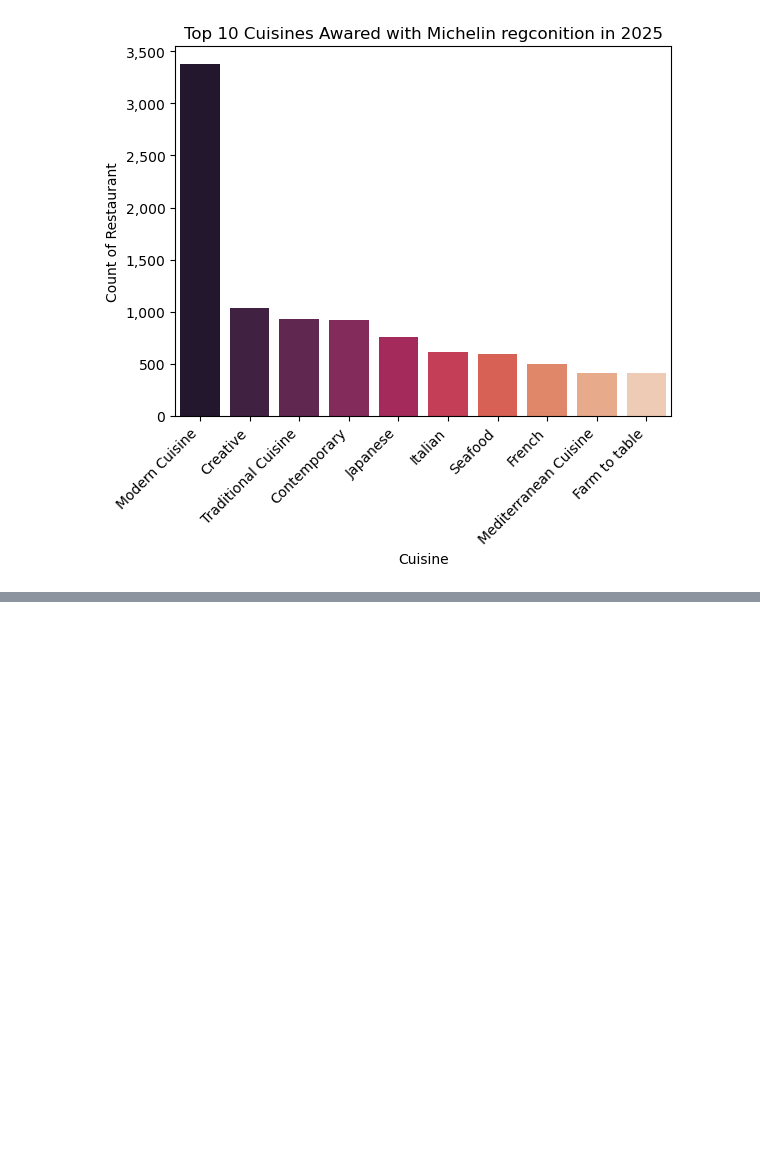
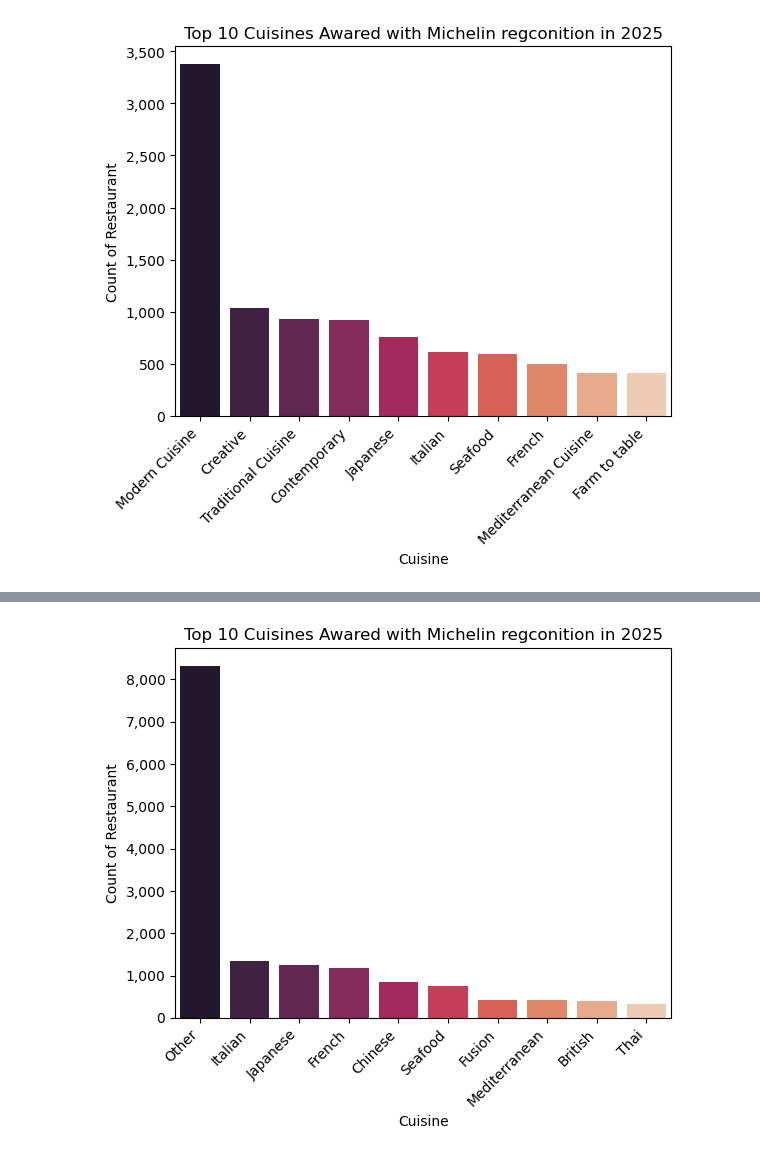
Before and after one commit to leungbonia/Python_Data_Projects, a Jupyter notebook: Own_Projects/2_Michelin_analysis.ipynb, the cells around one changed output, grey strips where cells are left out. Drawn from its saved outputs; the diff is of its cells as text; code cells hidden in the pictures; blank space fills up the shorter version.

```diff
--- a/Own_Projects/2_Michelin_analysis.ipynb
+++ b/Own_Projects/2_Michelin_analysis.ipynb
@@ -542,0 +655,4 @@ plt.show()
+# %%
+df_2 = df_cuisine_grouped.groupby('Summarised Cuisine').size().sort_values(ascending=False).head(10).reset_index(name = 'Count')
+
+df_2
@@ -542,0 +671,11 @@ plt.show()
+# %%
+sns.barplot(data= df_2, x = 'Summarised Cuisine', y = 'Count', hue = 'Summarised Cuisine', palette = 'rocket')
+plt.xlabel('Cuisine')
+plt.xticks(rotation = 45, ha = 'right')
+plt.ylabel('Count of Restaurant')
+plt.title('Top 10 Cuisines Awared with Michelin regconition in 2025')
+import matplotlib as mpl
+plt.gca().yaxis.set_major_formatter(mpl.ticker.StrMethodFormatter('{x:,.0f}'))
+plt.show()
+# %% [output]
+[figure, added]
```
Also changed, not shown: parts of 13 cells of this notebook.
